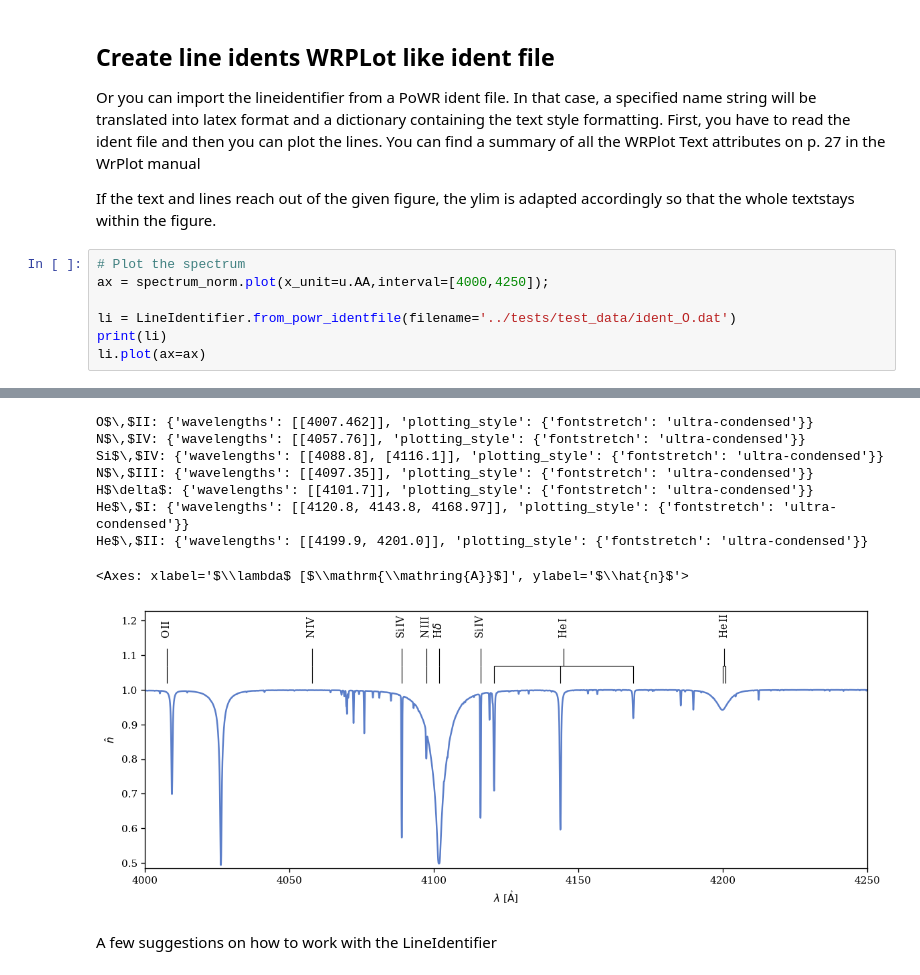
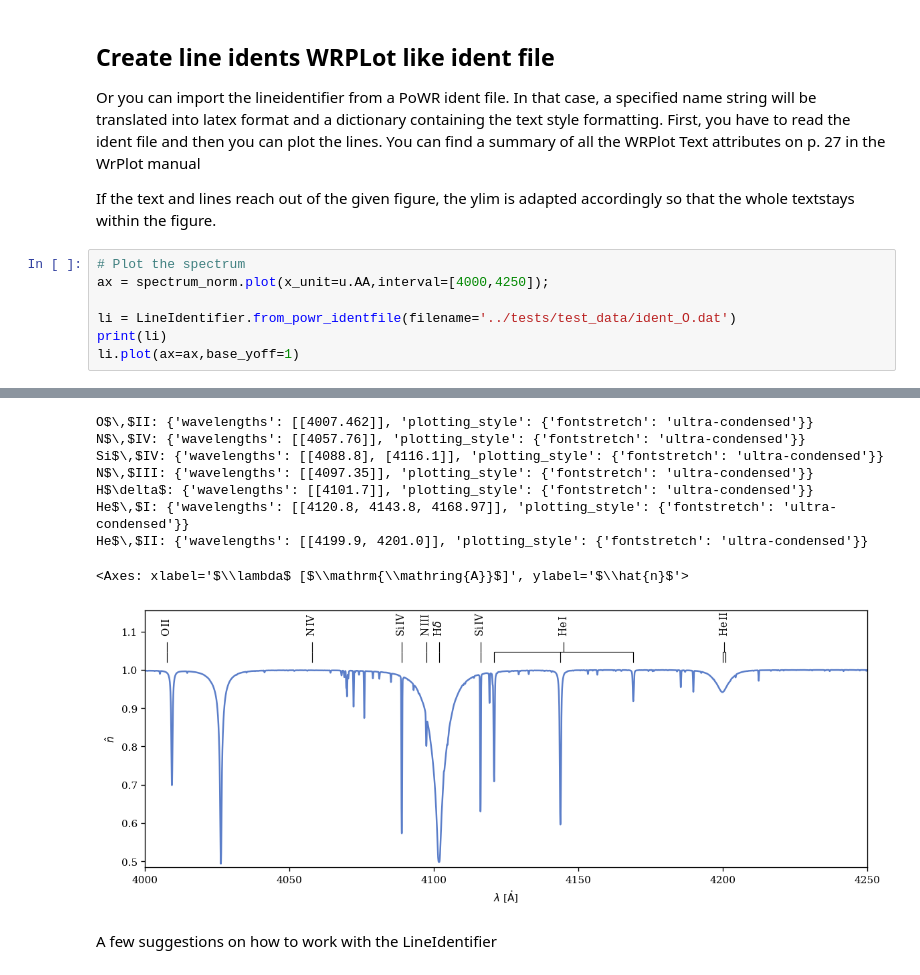
Before and after one commit to eschoesser/spyplotter, a Jupyter notebook: docs/spectrum.ipynb, the cells around one changed output, grey strips where cells are left out. Cells and saved outputs as stored; diff of their text form.

```diff
--- a/docs/spectrum.ipynb
+++ b/docs/spectrum.ipynb
@@ -218,6 +223,6 @@ ax = spectrum_norm.plot(x_unit=u.AA,interval=[4000,4250]);
 
 li = LineIdentifier.from_powr_identfile(filename='../tests/test_data/ident_O.dat')
 print(li)
-li.plot(ax=ax)
+li.plot(ax=ax,base_yoff=1)
 # %% [output]
 spyplotter.spectrum - INFO - As no unit for y was given, a normalized spectrum is assumed
@@ -225,12 +230,12 @@ spyplotter.line_identification - WARNING - Text out of ylim, automatically adapt
 O$\,$II: {'wavelengths': [[4007.462]], 'plotting_style': {'fontstretch': 'ultra-condensed'}}
 N$\,$IV: {'wavelengths': [[4057.76]], 'plotting_style': {'fontstretch': 'ultra-condensed'}}
 Si$\,$IV: {'wavelengths': [[4088.8], [4116.1]], 'plotting_style': {'fontstretch': 'ultra-condensed'}}
 N$\,$III: {'wavelengths': [[4097.35]], 'plotting_style': {'fontstretch': 'ultra-condensed'}}
 H$\delta$: {'wavelengths': [[4101.7]], 'plotting_style': {'fontstretch': 'ultra-condensed'}}
 He$\,$I: {'wavelengths': [[4120.8, 4143.8, 4168.97]], 'plotting_style': {'fontstretch': 'ultra-condensed'}}
 He$\,$II: {'wavelengths': [[4199.9, 4201.0]], 'plotting_style': {'fontstretch': 'ultra-condensed'}}
 <Axes: xlabel='$\\lambda$ [$\\mathrm{\\mathring{A}}$]', ylabel='$\\hat{n}$'>
-[figure, old version]
+[figure, new version]
 # %% [markdown]
 A few suggestions on how to work with the LineIdentifier
 # %%
```
Also changed, not shown: parts of 24 cells of this notebook, 14 other files.
